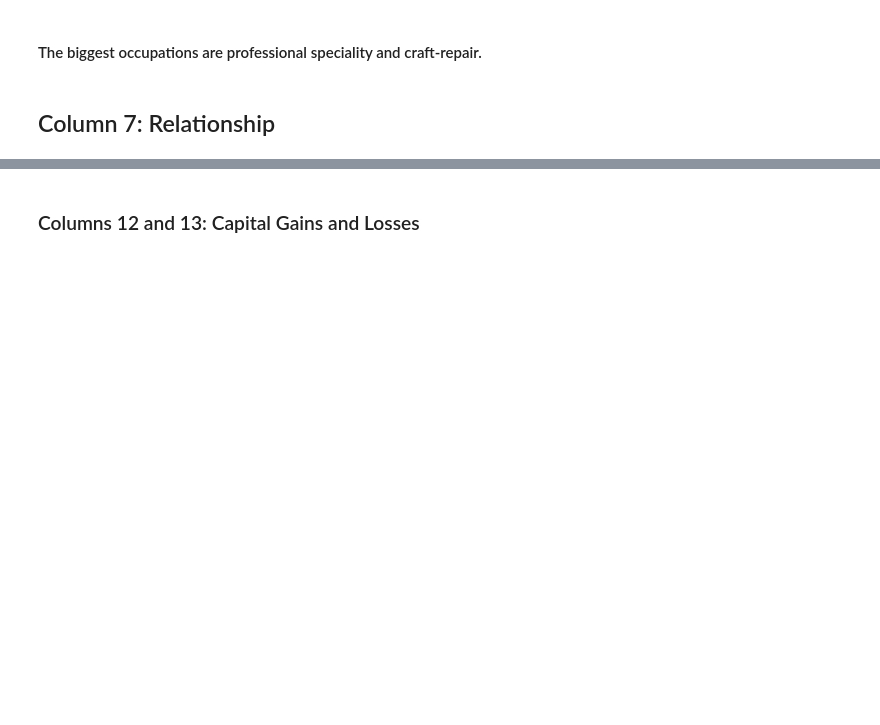
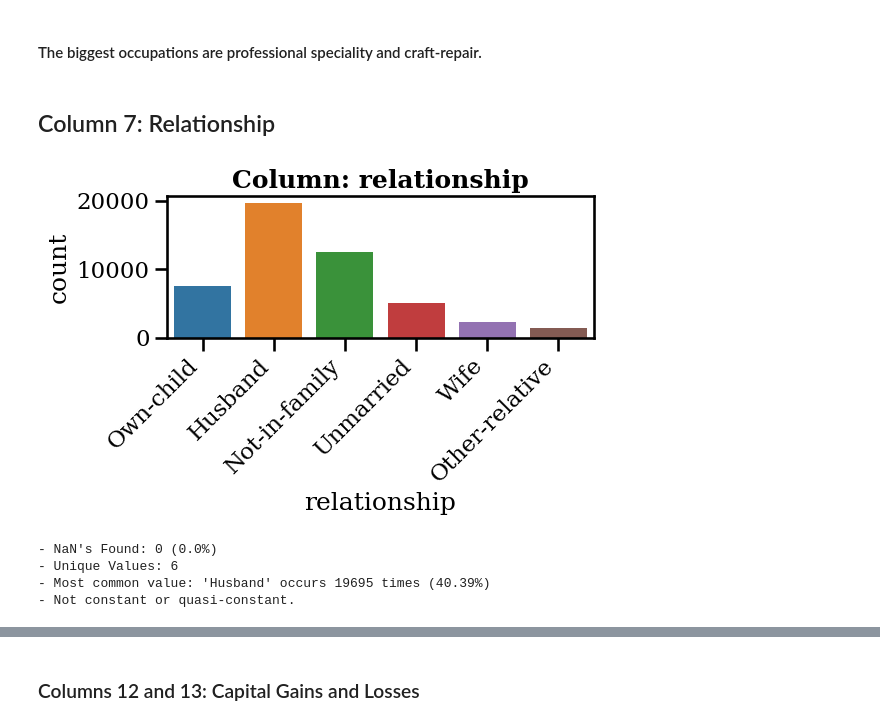
Before and after one commit to Elispreng/Census_1990, a Jupyter notebook: Visuals and Data Exploration.ipynb, the cells around one changed output, grey strips where cells are left out. Saved outputs shown, nothing was run; the diff lists cells and outputs as text; code cells hidden in the pictures; blank space fills up the shorter version.

```diff
--- a/Visuals and Data Exploration.ipynb
+++ b/Visuals and Data Exploration.ipynb
@@ -435,0 +441,9 @@ Name: occupation, dtype: float64
+# %%
+#explore categorical  values for item type
+explore_categorical(df, 'relationship');
+# %% [output]
+[figure, added]
+- NaN's Found: 0 (0.0%)
+- Unique Values: 6
+- Most common value: 'Husband' occurs 19695 times (40.39%)
+- Not constant or quasi-constant.
```
Also changed, not shown: parts of 10 cells of this notebook.
